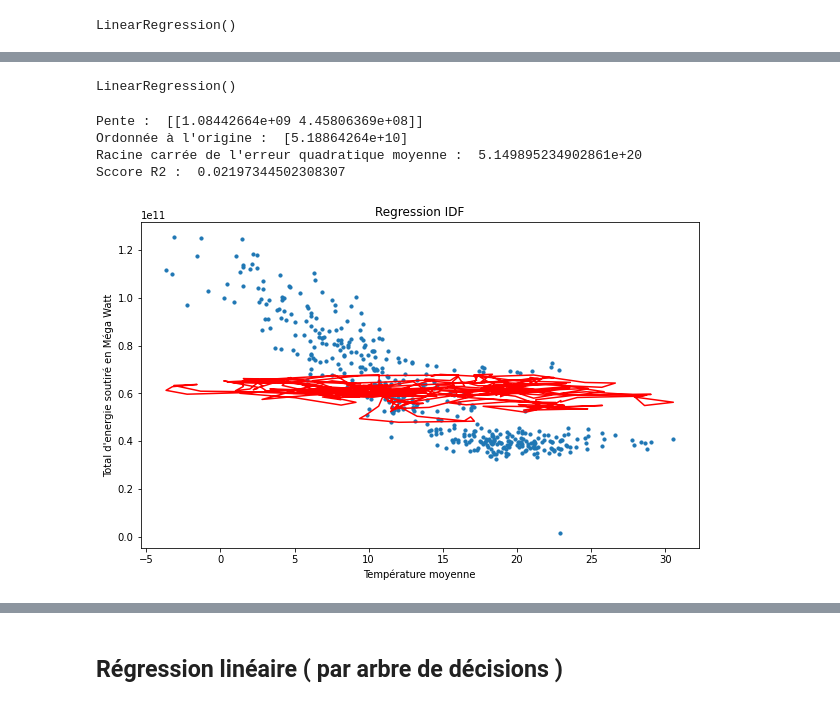
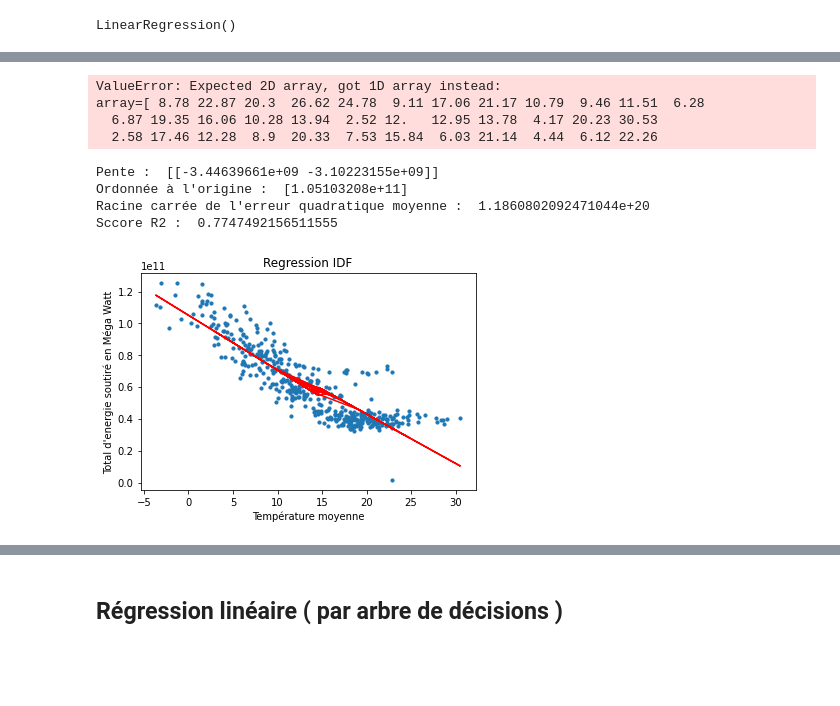
Before and after one commit to cominho/Stat-App, a Jupyter notebook: Regression_linéaire.ipynb, the cells around one changed output, grey strips where cells are left out. Drawn from its saved outputs; the diff is of its cells as text; code cells hidden in the pictures; blank space fills up the shorter version.

```diff
--- a/Regression_linéaire.ipynb
+++ b/Regression_linéaire.ipynb
@@ -193,2 +511,8 @@ polynomial_plot(X, Y)
+# %%
+##  Transformation en df pour l'2chantillon test
+df_x1_test = pd.DataFrame(indicinfto_test, columns = ['Indicatrice < 15 moy'])
+df_x2_test = pd.DataFrame(indicsupto_test, columns = ['Indicatrice >= 15 moy'])
+
+X_test = pd.DataFrame(np.c_[df_x1_test["Indicatrice < 15 moy"],df_x2_test["Indicatrice >= 15 moy"]],columns = ["Indicatrice < 15 moy","Indicatrice >= 15 moy"])
 # %% [markdown]
 ### Partie Apprentissage
@@ -228,5 +542,5 @@ strong multicollinearity or other numerical problems.
 # %%
-lm = LinearRegression()
-lm.fit(X_poly, Y_train)
+lm = LinearRegression(fit_intercept=True)
+lm.fit(X_train, Y_train)
 # %% [output]
 LinearRegression()
@@ -282,4 +546,0 @@ df_x2 = pd.DataFrame(x2, columns = ['Indicatrice >= 15 moy'])
-# %%
-#X = pd.DataFrame[['Indicatrice < 15 moy','Indicatrice >= 15 moy']]
-X = pd.DataFrame([x1,x2]).T
-Y = enedis_prev_IDF_cleen[["total_energie_soutiree_wh"]].to_numpy()
@@ -329,30 +547,37 @@ X = df_x1.join(df_x2)
-# %%
-lm = LinearRegression()
-lm.fit(X, Y)
-# %% [output]
-LinearRegression()
+# %%
+Y_predicted = lm.predict(X_test)
+
+
+plt.scatter(X_test_affiche,Y_predicted,color = "red" )
+#plt.scatter(X_train_affiche,Y_train)
+# %% [output]
+ValueError: Expected 2D array, got 1D array instead:
+array=[ 8.78 22.87 20.3  26.62 24.78  9.11 17.06 21.17 10.79  9.46 11.51  6.28
+  6.87 19.35 16.06 10.28 13.94  2.52 12.   12.95 13.78  4.17 20.23 30.53
+  2.58 17.46 12.28  8.9  20.33  7.53 15.84  6.03 21.14  4.44  6.12 22.26
 # %%
-Y_predicted = lm.predict(X)
+Y_predicted = lm.predict(X_test)
+
 # Évaluation du modèle
 rmse = mean_squared_error(Y, Y_predicted)
 r2 = r2_score(Y, Y_predicted)
 # Affichage des valeurs
 print("Pente : " ,lm.coef_)
 print("Ordonnée à l'origine : ", lm.intercept_)
 print("Racine carrée de l'erreur quadratique moyenne : ", rmse)
 print('Sccore R2 : ', r2)
 # Tracée des valeurs
 # Points de données
 plt.scatter(enedis_prev_IDF_cleen["tmoy"], Y, s=10)
 plt.xlabel('Température moyenne')
 plt.ylabel("Total d'energie soutiré en Méga Watt")
 plt.title("Regression IDF")
 # Valeurs prédites
 plt.plot(enedis_prev_IDF_cleen["tmoy"], Y_predicted, color='r')
 plt.show()
 # %% [output]
-Pente :  [[1.08442664e+09 4.45806369e+08]]
-Ordonnée à l'origine :  [5.18864264e+10]
-Racine carrée de l'erreur quadratique moyenne :  5.149895234902861e+20
-Sccore R2 :  0.02197344502308307
+Pente :  [[-3.44639661e+09 -3.10223155e+09]]
+Ordonnée à l'origine :  [1.05103208e+11]
+Racine carrée de l'erreur quadratique moyenne :  1.1860802092471044e+20
+Sccore R2 :  0.7747492156511555
-[figure, old version]
+[figure, new version]
```
Also changed, not shown: parts of 73 cells of this notebook.
